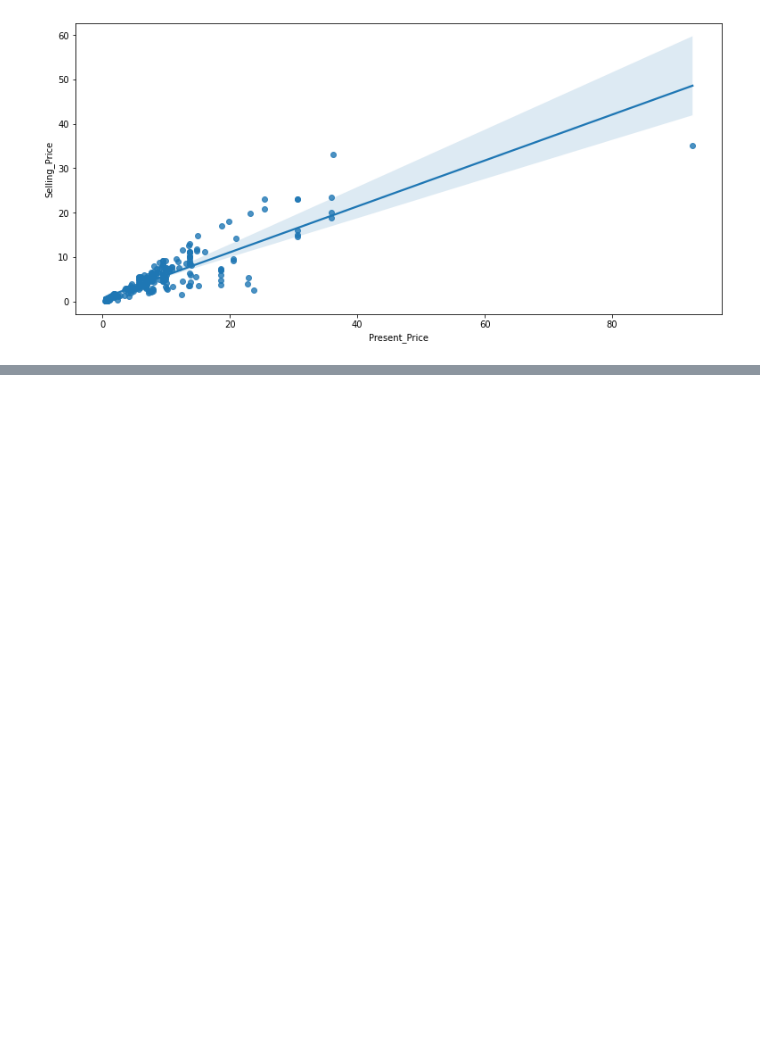
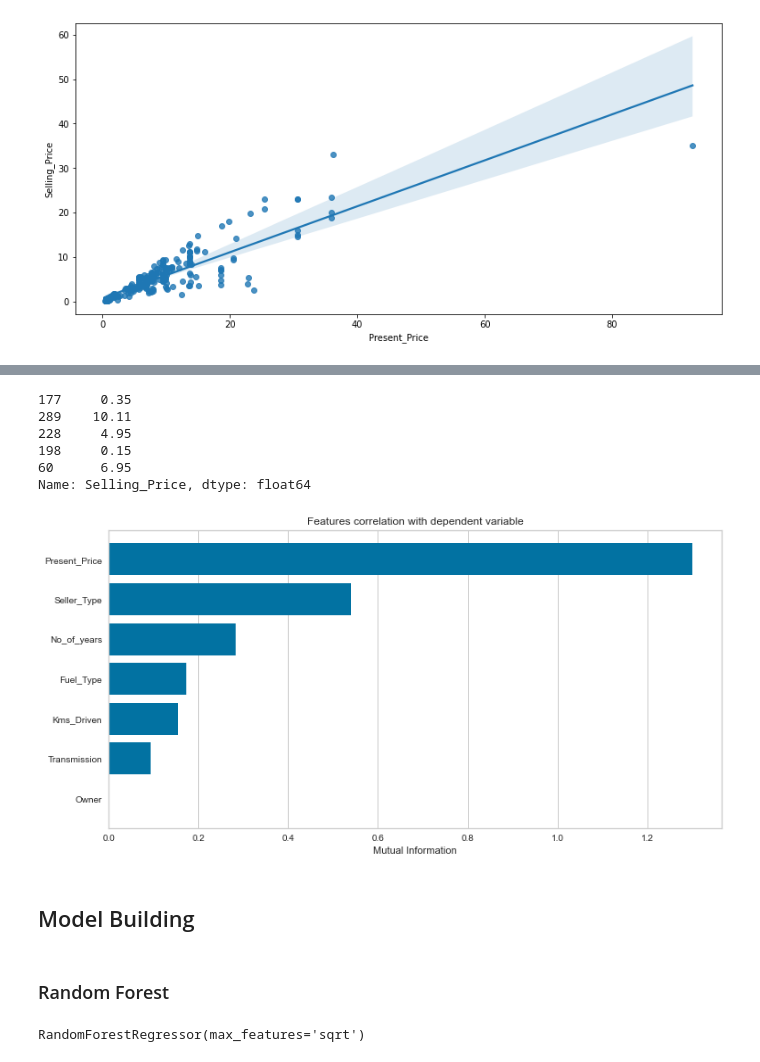
Before and after one commit to Prakashdeveloper03/Pricefy, a Jupyter notebook: notebook/Car Price Analysis.ipynb, the cells around one changed output, grey strips where cells are left out. Saved outputs shown, nothing was run; the diff lists cells and outputs as text; code cells hidden in the pictures; blank space fills up the shorter version.

Commit message:
Updated analysis notebook & Added model folder

```diff
--- a/notebook/Car Price Analysis.ipynb
+++ b/notebook/Car Price Analysis.ipynb
@@ -405,0 +476,3 @@ plt.show()  # displays plot
+# %%
+X = df.drop(["Selling_Price"], axis=1)  # X contains all independant features
+y = df["Selling_Price"]  # Y contains only the dependant feature
@@ -405,0 +531,34 @@ plt.show()  # displays plot
+# %%
+y_test[:5]
+# %% [output]
+177     0.35
+289    10.11
+228     4.95
+198     0.15
+60      6.95
+Name: Selling_Price, dtype: float64
+# %%
+from yellowbrick.target import FeatureCorrelation
+
+plt.figure(figsize=(12, 6))  # sets figure size as 12 x 6
+visualizer = FeatureCorrelation(
+    method="mutual_info-regression", labels=X.columns, sort=True
+)  # plots features correlation using mutual_info-regression method and sort values in descending order
+visualizer.fit(X, y)  # fits visualizer
+visualizer.show()  # shows plot's xlabel, ylabel & title
+plt.show()  # displays plot
+# %% [output]
+[figure, added]
+# %% [markdown]
+## Model Building
+# %% [markdown]
+### Random Forest
+# %%
+from sklearn.ensemble import RandomForestRegressor
+
+rf_reg = RandomForestRegressor(
+    max_features="sqrt", bootstrap=True
+)  # instance of Random Forest Regressor
+rf_reg.fit(X_train, y_train)  # fitting model
+# %% [output]
+RandomForestRegressor(max_features='sqrt')
```
Also changed, not shown: parts of 25 cells of this notebook, 1 other file.
